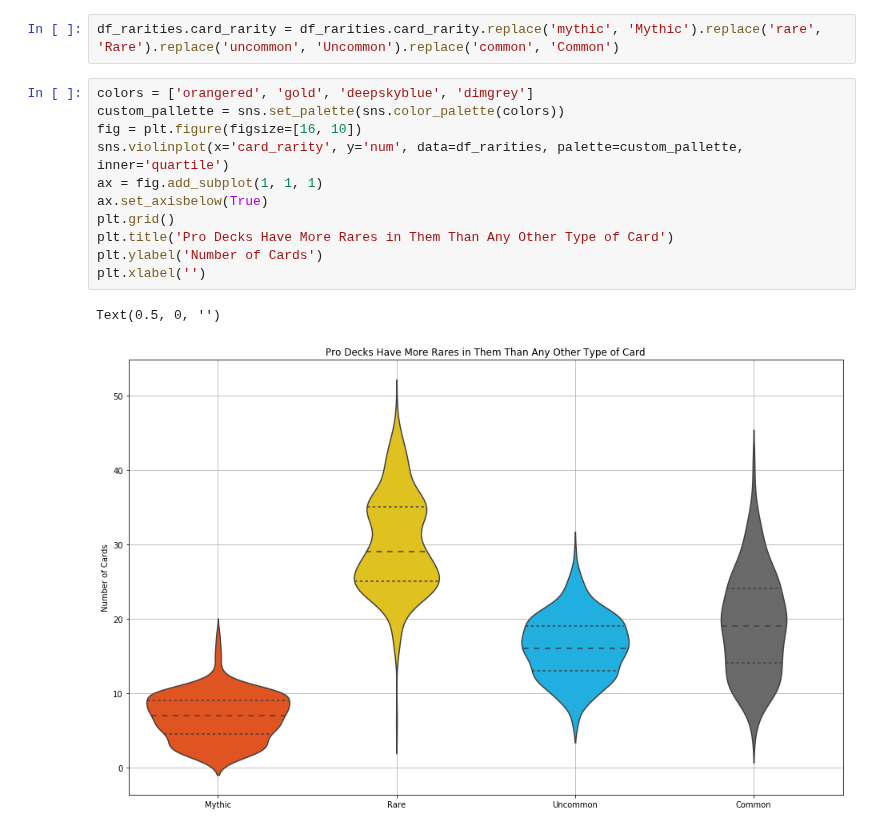
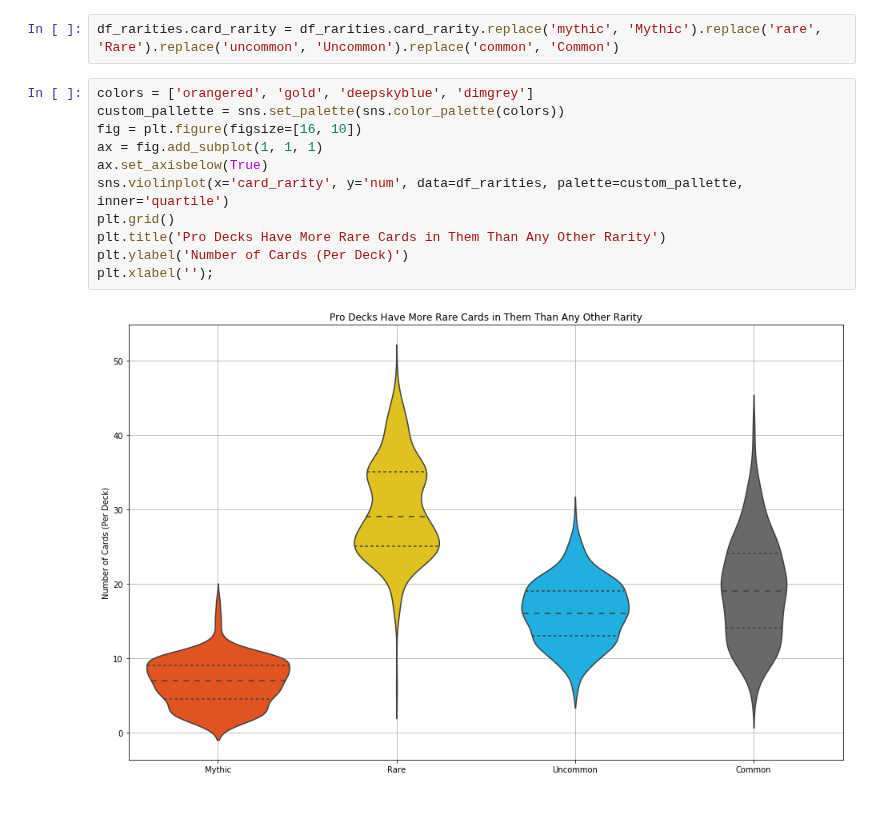
Before and after one commit to jcorum11/MTGA_rarity_analysis, a Jupyter notebook: act_report.ipynb, the cells around one changed output. Saved outputs shown, nothing was run; the diff lists cells and outputs as text.

Commit message:
created a graphic for number of each type of rarity in decks

```diff
--- a/act_report.ipynb
+++ b/act_report.ipynb
@@ -14,14 +14,13 @@ df_rarities.card_rarity = df_rarities.card_rarity.replace('mythic', 'Mythic').re
 # %%
 colors = ['orangered', 'gold', 'deepskyblue', 'dimgrey']
 custom_pallette = sns.set_palette(sns.color_palette(colors))
 fig = plt.figure(figsize=[16, 10])
-sns.violinplot(x='card_rarity', y='num', data=df_rarities, palette=custom_pallette, inner='quartile')
 ax = fig.add_subplot(1, 1, 1)
 ax.set_axisbelow(True)
+sns.violinplot(x='card_rarity', y='num', data=df_rarities, palette=custom_pallette, inner='quartile')
 plt.grid()
-plt.title('Pro Decks Have More Rares in Them Than Any Other Type of Card')
-plt.ylabel('Number of Cards')
-plt.xlabel('')
+plt.title('Pro Decks Have More Rare Cards in Them Than Any Other Rarity')
+plt.ylabel('Number of Cards (Per Deck)')
+plt.xlabel('');
 # %% [output]
-Text(0.5, 0, '')
-[figure, old version]
+[figure, new version]
```
